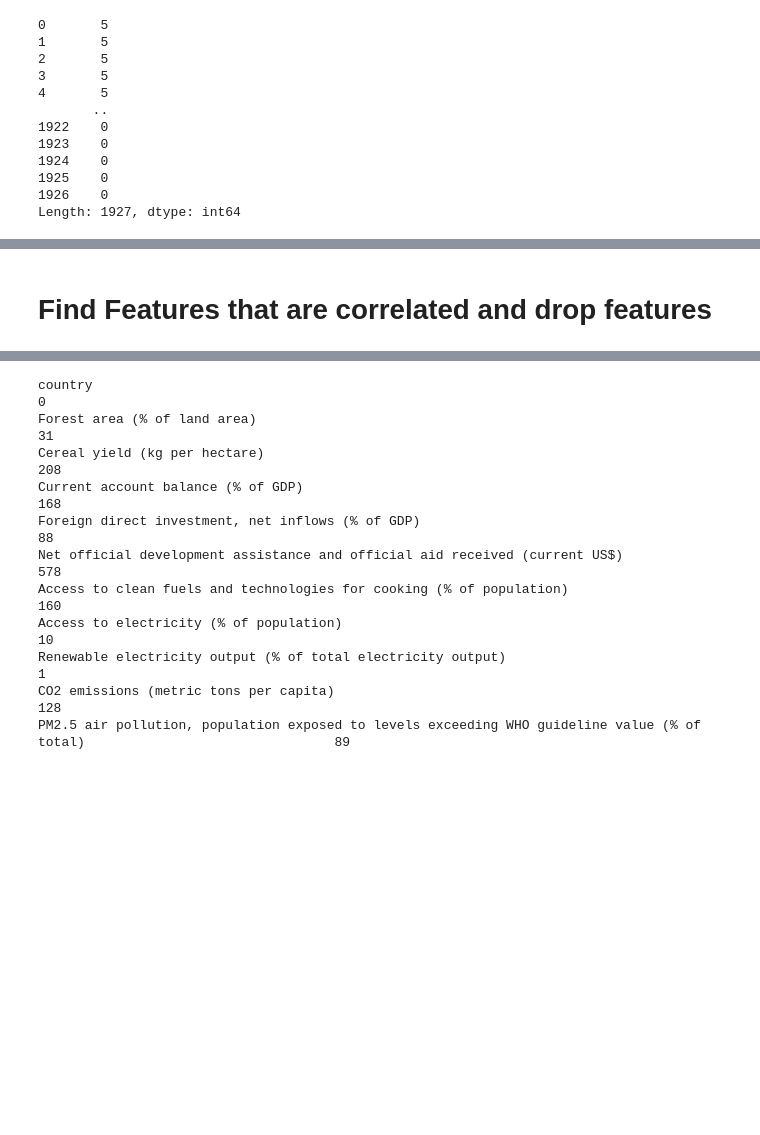
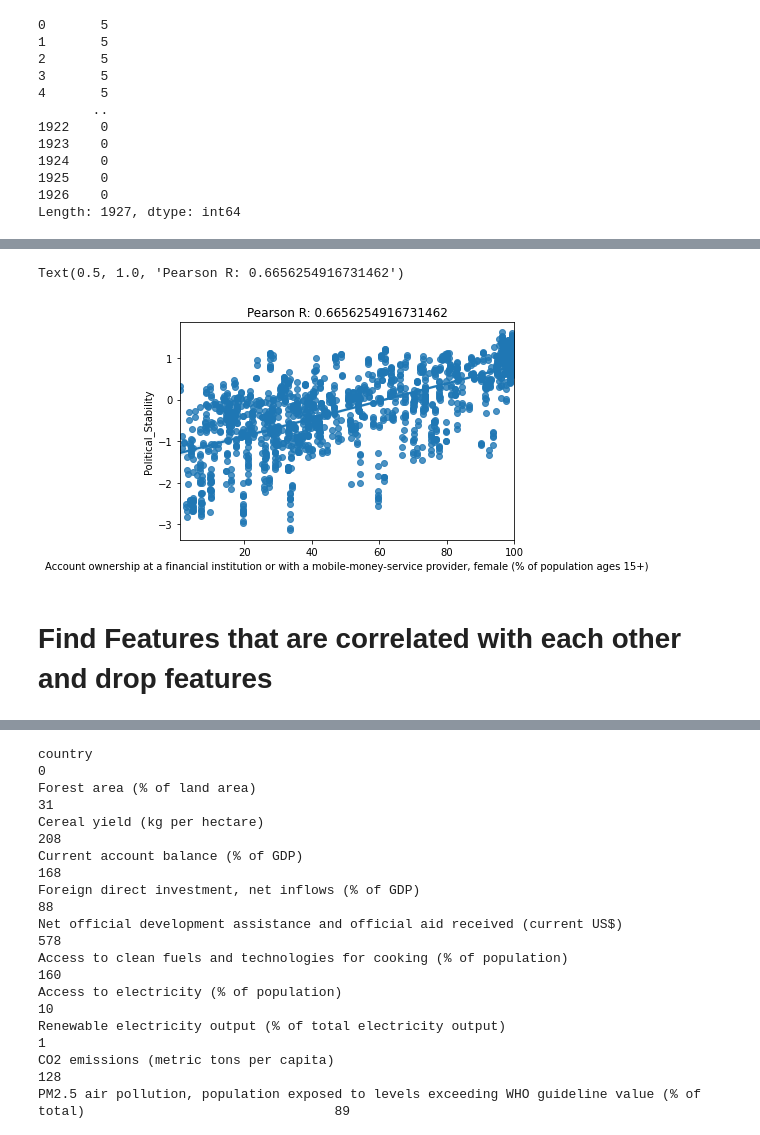
Before and after one commit to nmckinne/SustainabilityProject, a Jupyter notebook: SustainabilityGoals.ipynb, the cells around one changed output, grey strips where cells are left out. Saved outputs shown, nothing was run; the diff lists cells and outputs as text; code cells hidden in the pictures; blank space fills up the shorter version.

```diff
--- a/SustainabilityGoals.ipynb
+++ b/SustainabilityGoals.ipynb
@@ -886,5 +926,13 @@ Length: 1927, dtype: int64
+# %%
+#Make plot using Seaborn which adds best fit line
+import seaborn as sns
+sns.regplot(x='Account ownership at a financial institution or with a mobile-money-service provider, female (% of population ages 15+)',
+           y='Political_Stability', data=filled_df_new).set_title('Pearson R: ' + str(best_corr_value))
+# %% [output]
+Text(0.5, 1.0, 'Pearson R: 0.6656254916731462')
+[figure, added]
 # %% [markdown]
-# Find Features that are correlated and drop features
+# Find Features that are correlated with each other and drop features
 # %%
 #make a copy of filled_df_new
 corr_filled_df = filled_df_new.copy()
```
Also changed, not shown: parts of 11 cells of this notebook.
